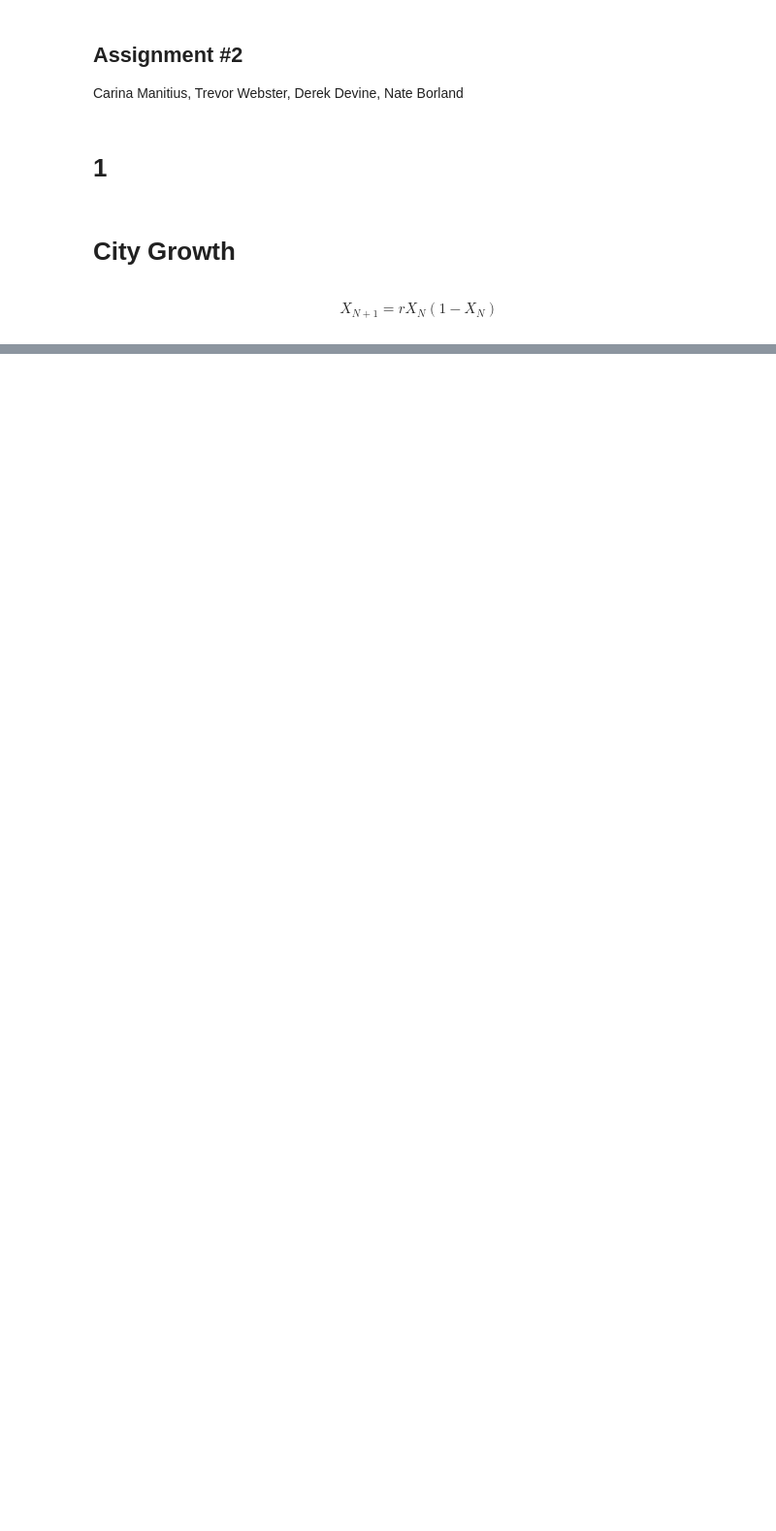
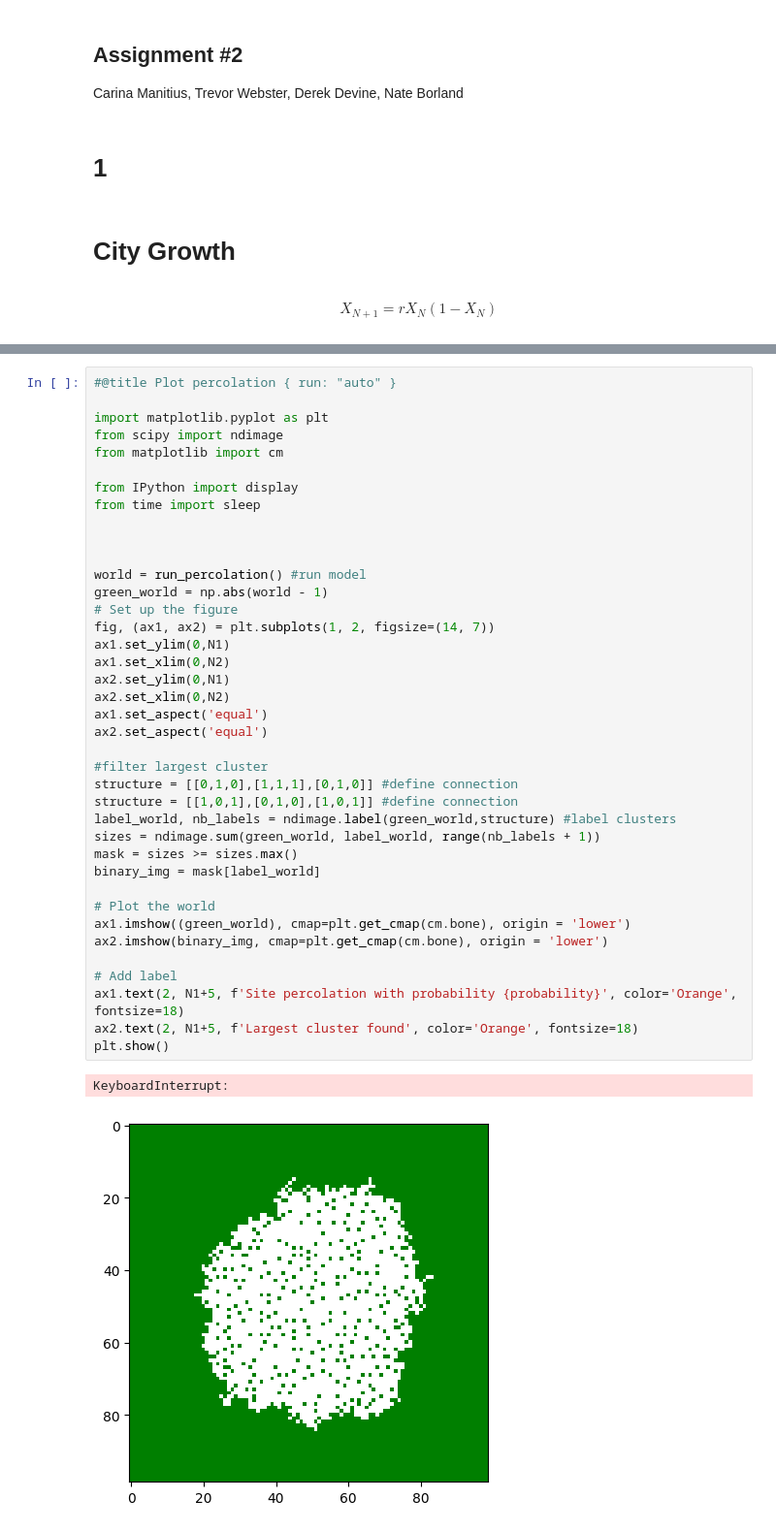
Before and after one commit to trevor-webster/2024Fall-MOCS, a Jupyter notebook: Assignment2CellularAutomata.ipynb, the cells around one changed output, grey strips where cells are left out. Shown at 97% size. Drawn from its saved outputs; the diff is of its cells as text; blank space fills up the shorter version.

```diff
--- a/Assignment2CellularAutomata.ipynb
+++ b/Assignment2CellularAutomata.ipynb
@@ -95,0 +101,42 @@ display_world(world)
+# %%
+#@title Plot percolation { run: "auto" }
+
+import matplotlib.pyplot as plt
+from scipy import ndimage
+from matplotlib import cm
+
+from IPython import display
+from time import sleep
+
+
+
+world = run_percolation() #run model
+green_world = np.abs(world - 1)
+# Set up the figure
+fig, (ax1, ax2) = plt.subplots(1, 2, figsize=(14, 7))
+ax1.set_ylim(0,N1)
+ax1.set_xlim(0,N2)
+ax2.set_ylim(0,N1)
+ax2.set_xlim(0,N2)
+ax1.set_aspect('equal')
+ax2.set_aspect('equal')
+
+#filter largest cluster
+structure = [[0,1,0],[1,1,1],[0,1,0]] #define connection
+structure = [[1,0,1],[0,1,0],[1,0,1]] #define connection
+label_world, nb_labels = ndimage.label(green_world,structure) #label clusters
+sizes = ndimage.sum(green_world, label_world, range(nb_labels + 1))
+mask = sizes >= sizes.max()
+binary_img = mask[label_world]
+
+# Plot the world
+ax1.imshow((green_world), cmap=plt.get_cmap(cm.bone), origin = 'lower')
+ax2.imshow(binary_img, cmap=plt.get_cmap(cm.bone), origin = 'lower')
+
+# Add label
+ax1.text(2, N1+5, f'Site percolation with probability {probability}', color='Orange', fontsize=18)
+ax2.text(2, N1+5, f'Largest cluster found', color='Orange', fontsize=18)
+plt.show()
+# %% [output]
+KeyboardInterrupt:
+[figure, added]
```
Also changed, not shown: parts of 2 cells of this notebook, 1 other file.
